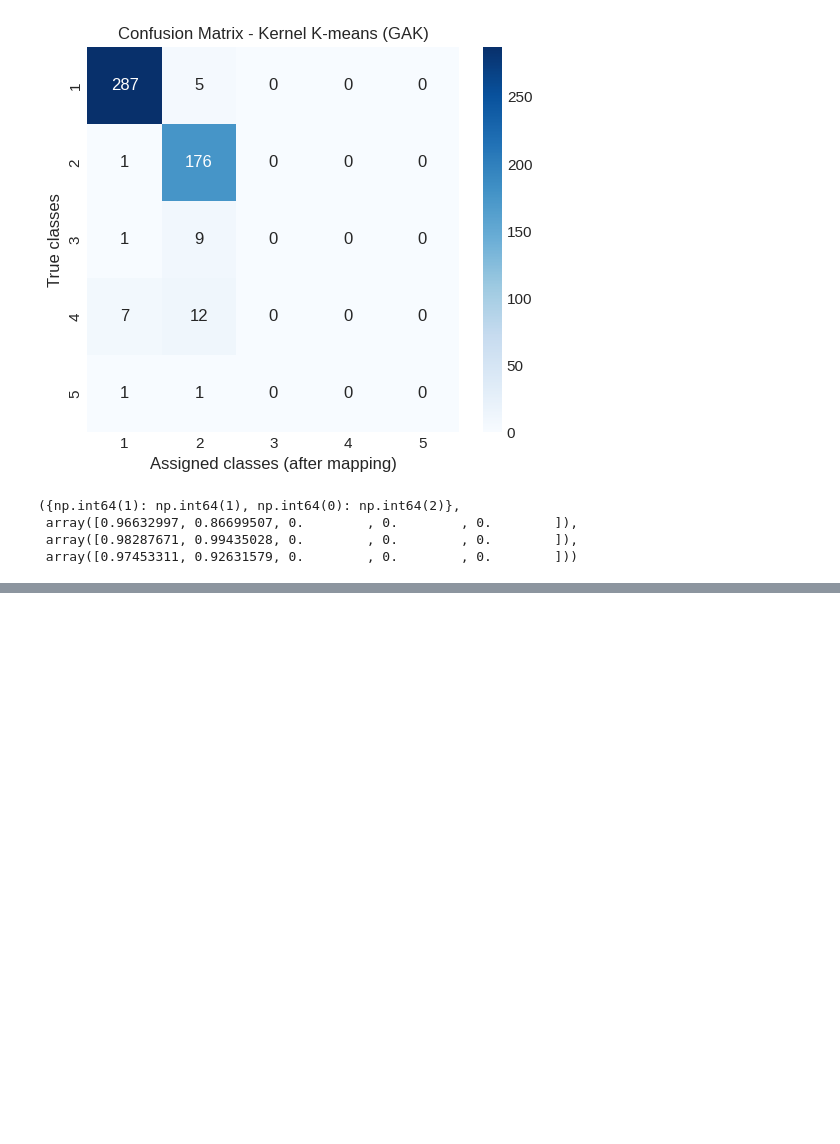
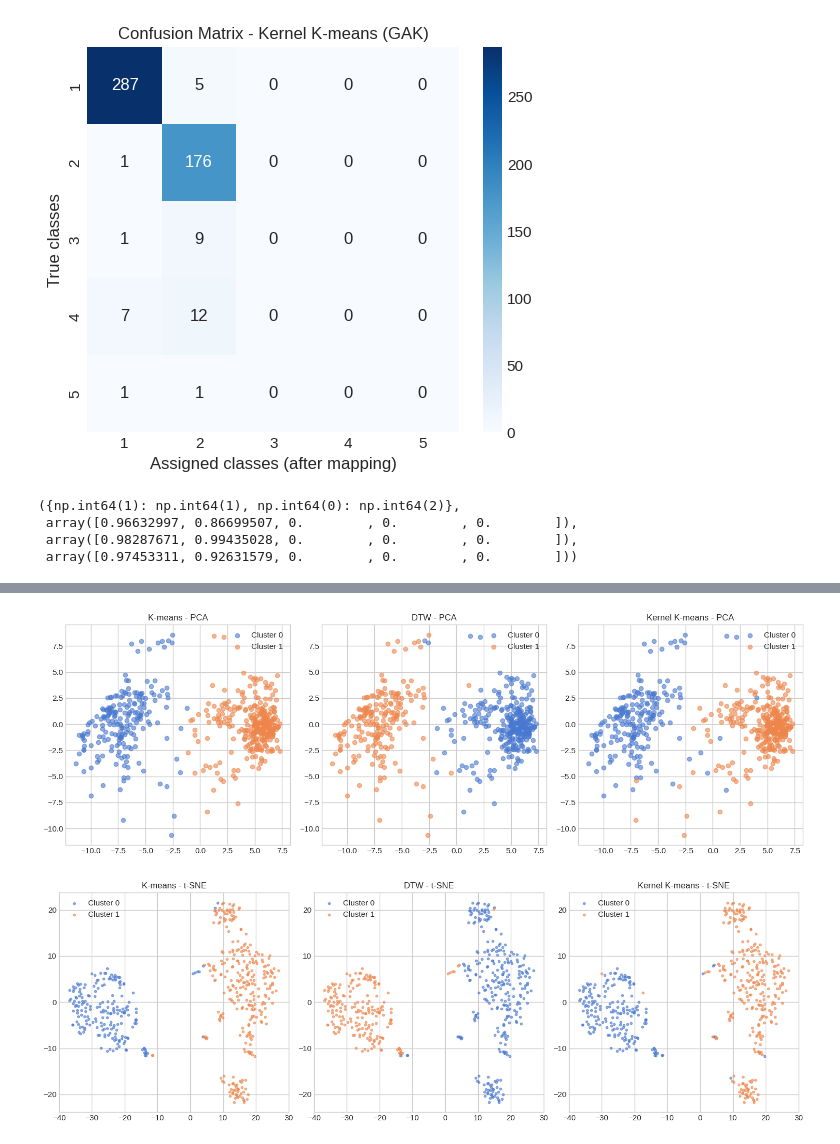
Before and after one commit to Maurizio19hub/ECG_ML, a Jupyter notebook: heartbeat.ipynb, the cells around one changed output, grey strips where cells are left out. Saved outputs shown, nothing was run; the diff lists cells and outputs as text; code cells hidden in the pictures; blank space fills up the shorter version.

```diff
--- a/heartbeat.ipynb
+++ b/heartbeat.ipynb
@@ -504,0 +549,33 @@ Macro Average F1: 0.38
+# %%
+from sklearn.decomposition import PCA
+from sklearn.manifold import TSNE
+
+pca = PCA(n_components=2)
+x_pca = pca.fit_transform(x_train)
+
+fig, axes = plt.subplots(1, 3, figsize=(15, 5))
+methods = [labels_kmeans, labels_dtw, train_labels_kernel]
+titles = ['K-means', 'DTW', 'Kernel K-means']
+
+for ax, labels, title in zip(axes, methods, titles):
+    for cl in np.unique(labels):
+        ax.scatter(x_pca[labels==cl, 0], x_pca[labels==cl, 1], label=f'Cluster {cl}', alpha=0.6)
+    ax.set_title(f'{title} - PCA')
+    ax.legend()
+plt.tight_layout()
+plt.show()
+
+tsne = TSNE(n_components=2, random_state=42, perplexity=30)
+x_tsne = tsne.fit_transform(x_train)
+
+fig, axes = plt.subplots(1, 3, figsize=(15, 5))
+for ax, labels, title in zip(axes, methods, titles):
+    for cl in np.unique(labels):
+        ax.scatter(x_tsne[labels==cl, 0], x_tsne[labels==cl, 1], label=f'Cluster {cl}', alpha=0.6, s=10)
+    ax.set_title(f'{title} - t-SNE')
+    ax.legend()
+plt.tight_layout()
+plt.show()
+# %% [output]
+[figure, added]
+[figure, added]
```
Also changed, not shown: parts of 10 cells of this notebook, 1 other file.
